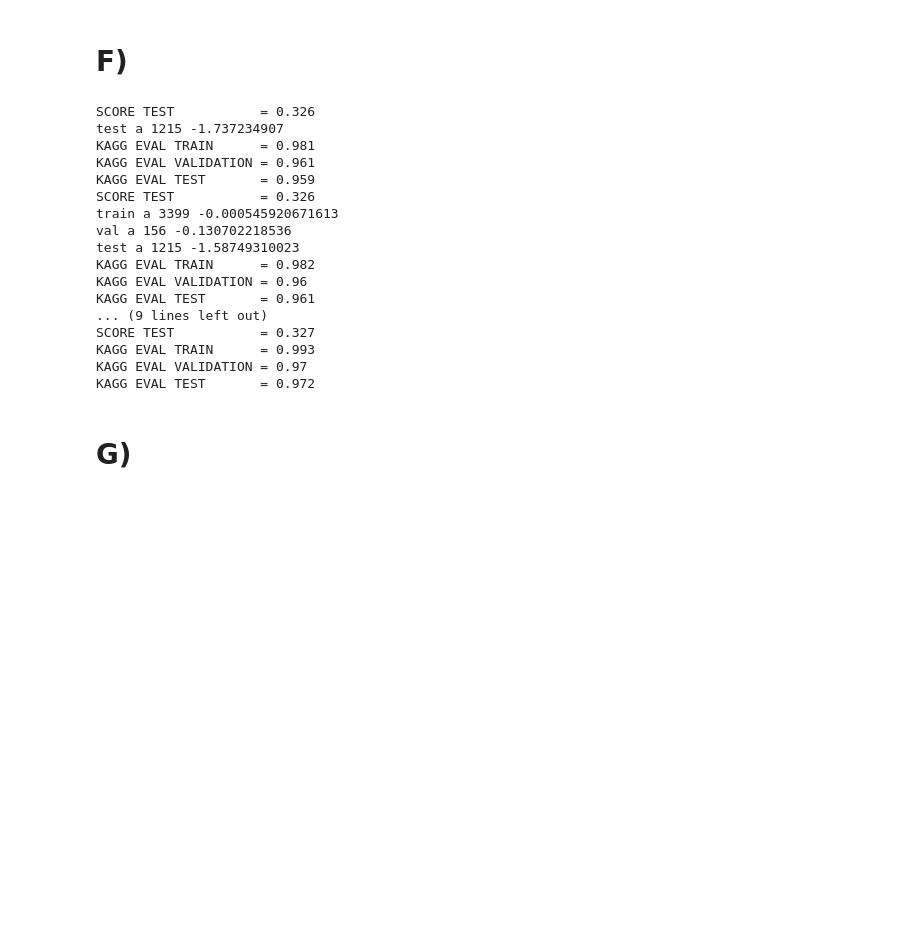
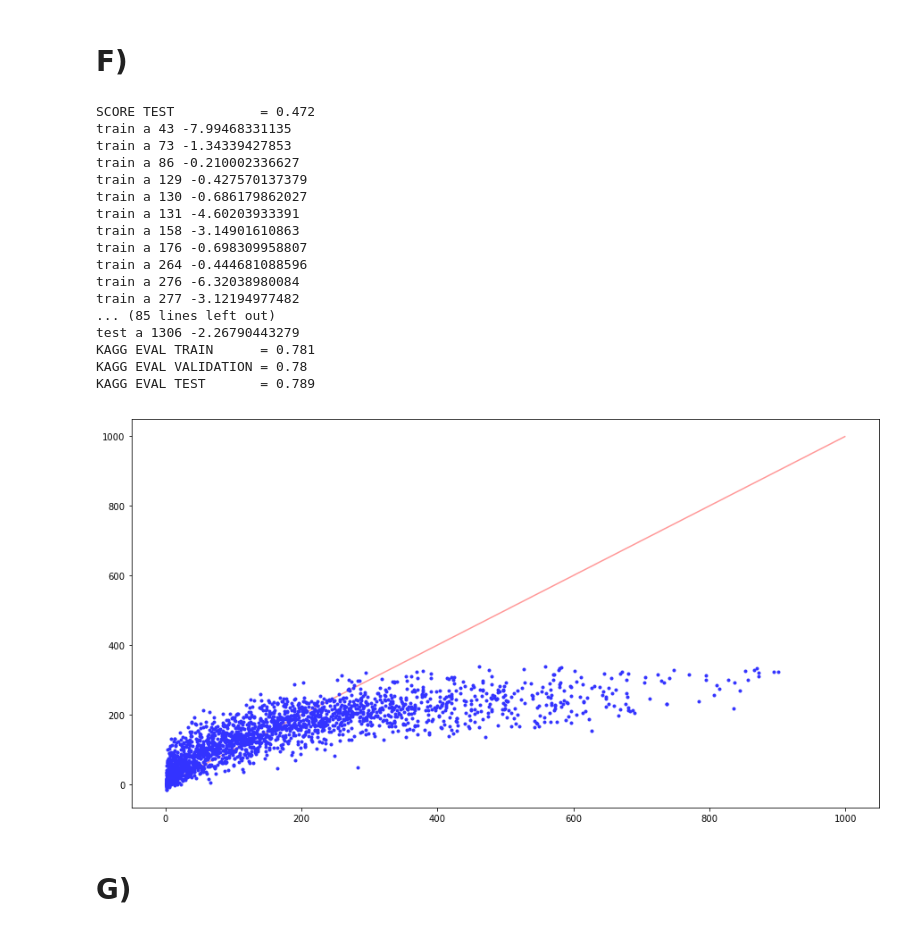
Before and after one commit to JavierL1/Tarea3-INF393, a Jupyter notebook: Untitled.ipynb, the cells around one changed output. Drawn from its saved outputs; the diff is of its cells as text; code cells hidden in the pictures; blank space fills up the shorter version.

```diff
--- a/Untitled.ipynb
+++ b/Untitled.ipynb
@@ -742,29 +744,33 @@ KAGG EVAL TEST       = 0.959
 # %% [markdown]
 # F)
 # %%
-epsilons = np.arange(1,10,2)
-for eps in epsilons:
-    model = SVR(C=1,epsilon=eps)
-    model.fit(X_train,Y_train)
-    model_score_and_plot(model, X_train, Y_train, X_val, Y_val, X_test, Y_test, plot=False)
+epsilons = [2**x for x in range(-2,3,1)]
+kagg_val_list = []
+kagg_train_list = []
+
+model = SVR(C=3, epsilon=1, kernel='rbf')
+model.fit(X_train,Y_train)
+
+model_score_and_plot(model, X_train, Y_train, X_val, Y_val, X_test, Y_test)
 # %% [output]
-SCORE TEST           = 0.326
-test a 1215 -1.737234907
-KAGG EVAL TRAIN      = 0.981
-KAGG EVAL VALIDATION = 0.961
-KAGG EVAL TEST       = 0.959
-SCORE TEST           = 0.326
-train a 3399 -0.000545920671613
-val a 156 -0.130702218536
-test a 1215 -1.58749310023
-KAGG EVAL TRAIN      = 0.982
-KAGG EVAL VALIDATION = 0.96
-KAGG EVAL TEST       = 0.961
-... (9 lines left out)
-SCORE TEST           = 0.327
-KAGG EVAL TRAIN      = 0.993
-KAGG EVAL VALIDATION = 0.97
-KAGG EVAL TEST       = 0.972
+SCORE TEST           = 0.472
+train a 43 -7.99468331135
+train a 73 -1.34339427853
+train a 86 -0.210002336627
+train a 129 -0.427570137379
+train a 130 -0.686179862027
+train a 131 -4.60203933391
+train a 158 -3.14901610863
+train a 176 -0.698309958807
+train a 264 -0.444681088596
+train a 276 -6.32038980084
+train a 277 -3.12194977482
+... (85 lines left out)
+test a 1306 -2.26790443279
+KAGG EVAL TRAIN      = 0.781
+KAGG EVAL VALIDATION = 0.78
+KAGG EVAL TEST       = 0.789
+[figure, added]
 # %% [markdown]
 # G)
 # %%
```
Also changed, not shown: parts of 7 cells of this notebook.
